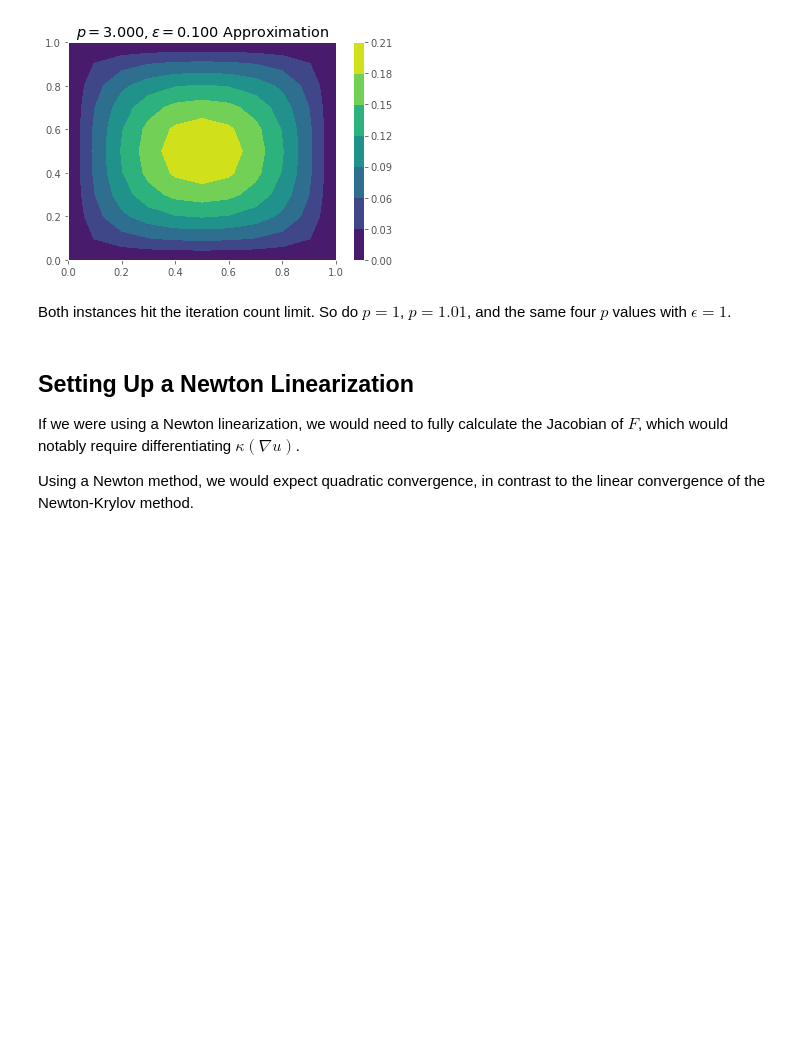
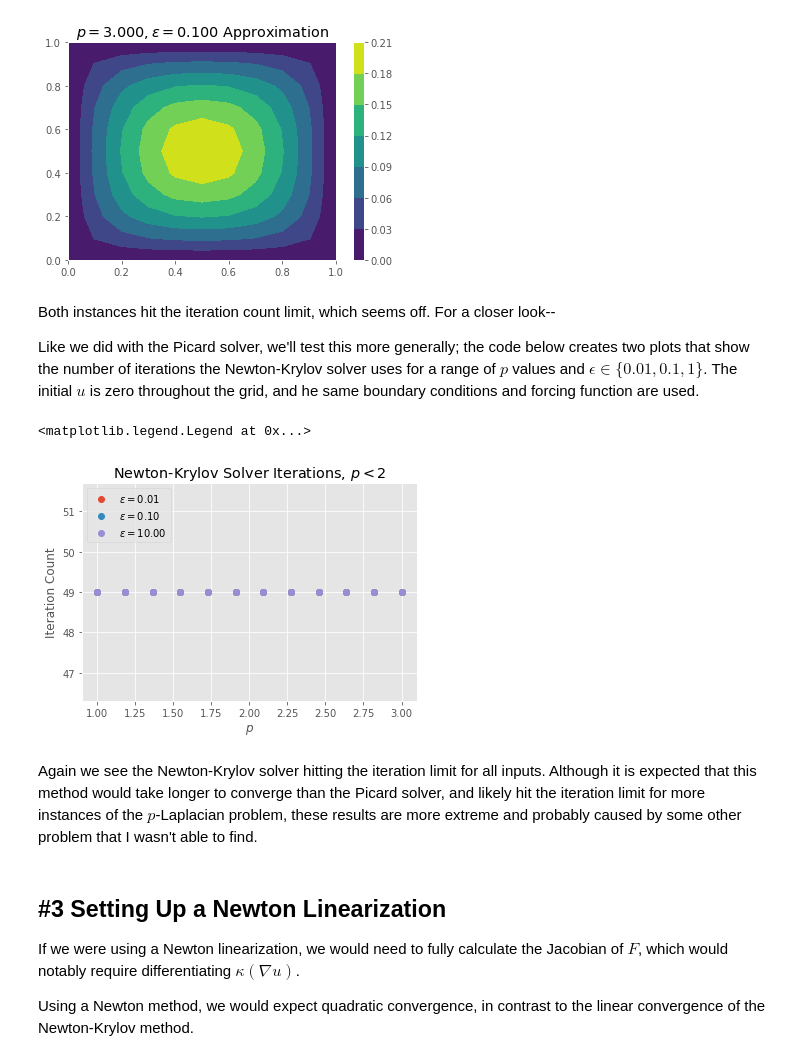
Before and after one commit to j-emmel/class, a Jupyter notebook: hw3/hw3.ipynb, the cells around one changed output. Saved outputs shown, nothing was run; the diff lists cells and outputs as text; code cells hidden in the pictures; blank space fills up the shorter version.

```diff
--- a/hw3/hw3.ipynb
+++ b/hw3/hw3.ipynb
@@ -518,10 +519,76 @@ demo_solver_nk(p=3, verbose=False)
 49 iteration(s)
 [figure]
 [figure]
-# %% [markdown]
-Both instances hit the iteration count limit. So do $p=1$, $p=1.01$, and the same four $p$ values with $\epsilon=1$.
+# %% [markdown]
+Both instances hit the iteration count limit, which seems off. For a closer look--
+
+Like we did with the Picard solver, we'll test this more generally; the code below creates two plots that show the number of iterations the Newton-Krylov solver uses for a range of $p$ values and $\epsilon \in \{0.01, 0.1, 1\}$. The initial $u$ is zero throughout the grid, and he same boundary conditions and forcing function are used.
+# %%
+def nk_iterations(h, eps, p):
+    """
+    Parameters:
+      h: nominal grid size for the solver
+      eps: value of epsilon in the P-Laplacian
+      p: value of p in the P-Laplacian
+
+    Returns:
+      the number of iterations used by the Picard solver to approximate
+      a solution to the p-Laplacian.
+    """
+    x, y = hgrid(h)
+    u = 0*x
+
+    # Run method until it converges or is cut off
+    x, y, approx, i = solve_p_laplacian_nk(h,
+        lambda x,y: numpy.zeros_like(x), # g0
+        lambda x,y: numpy.ones_like(x),  # forcing
+        eps = eps,
+        p = p,
+        dirichlet=((0,-1),(0,-1)))
+
+    return i
+
+def nk_iteration_plot(h, eps, ps, new_plot=True):
+    """
+    Plots the number of iterations used by the Picard solver to approximate
+    a solution to the p-Laplacian.
+
+    Parameters:
+      h: nominal grid size for the solver
+      eps: value of epsilon in the P-Laplacian
+      p: value of p in the P-Laplacian
+      new_plot: whether to start a new figure for the plot (default: true)
+    """
+    iterations = [nk_iterations(h, eps, p) for p in ps]
+
+    if new_plot:
+        pyplot.figure()
+    pyplot.plot(ps, iterations, 'o', label="$\epsilon = {{{:.2f}}}$".format(eps))
+    pyplot.xlabel("$p$")
+    pyplot.ylabel("Iteration Count")
+    pyplot.legend(loc='lower left')
+
+h = 0.1
+ps_low = numpy.linspace(1, 3, 12)
+nk_iteration_plot(h, 0.01, ps_low)
+nk_iteration_plot(h, 0.1, ps_low, new_plot=False)
+nk_iteration_plot(h, 10, ps_low, new_plot=False)
+pyplot.title("Newton-Krylov Solver Iterations, $p<2$")
+pyplot.legend(loc='upper left')
+
+# ps_high = numpy.linspace(2, 9, 12)
+# nk_iteration_plot(h, 0.01, ps_high)
+# nk_iteration_plot(h, 0.1, ps_high, new_plot=False)
+# nk_iteration_plot(h, 1, ps_high, new_plot=False)
+# pyplot.title("Newton-Krylov Solver Iterations, $p>2$")
+# pyplot.legend(loc='lower right')
+# %% [output]
+<matplotlib.legend.Legend at 0x...>
+[figure, added]
+# %% [markdown]
+Again we see the Newton-Krylov solver hitting the iteration limit for all inputs. Although it is expected that this method would take longer to converge than the Picard solver, and likely hit the iteration limit for more instances of the $p$-Laplacian problem, these results are more extreme and probably caused by some other problem that I wasn't able to find.
 # %% [markdown]
-## Setting Up a Newton Linearization
+## \#3 Setting Up a Newton Linearization
 
 If we were using a Newton linearization, we would need to fully calculate the Jacobian of $F$, which would notably require differentiating $\kappa(\nabla u)$.
 
```
Also changed, not shown: parts of 20 cells of this notebook, 1 other file.
